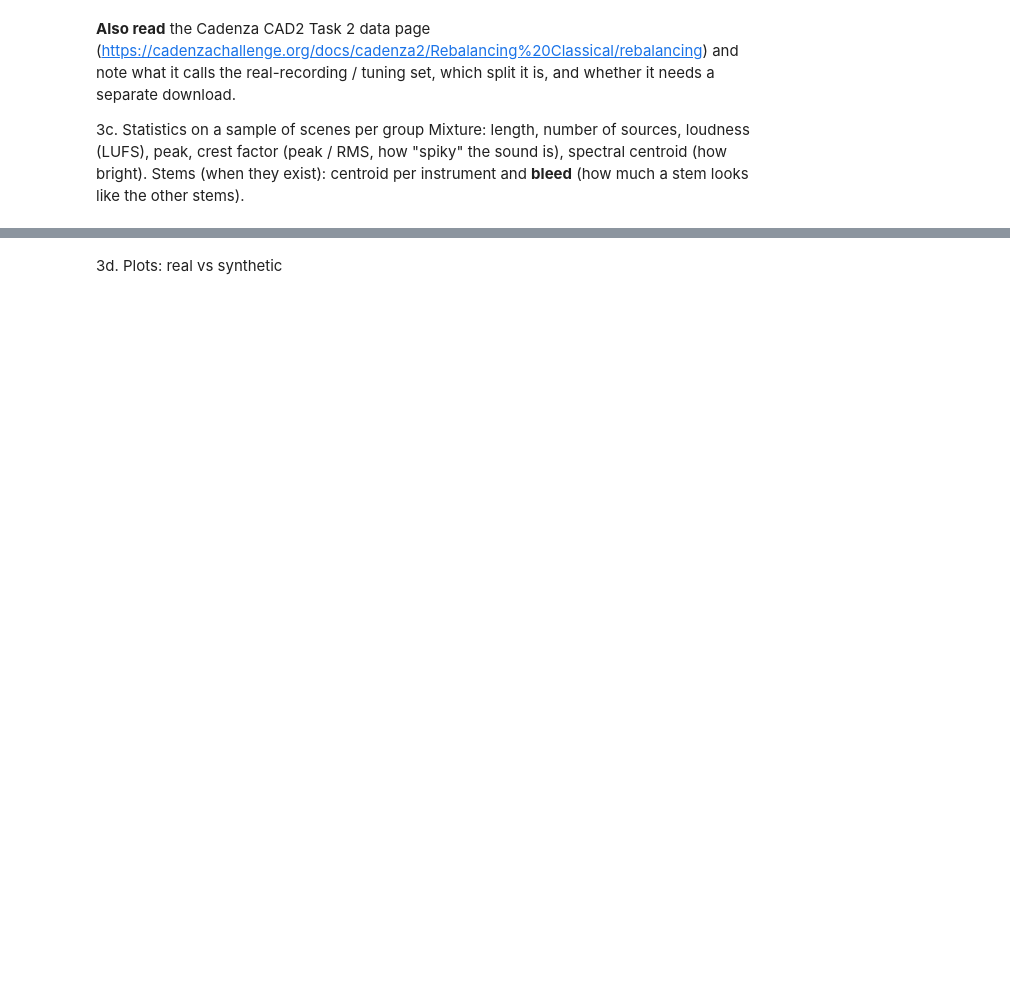
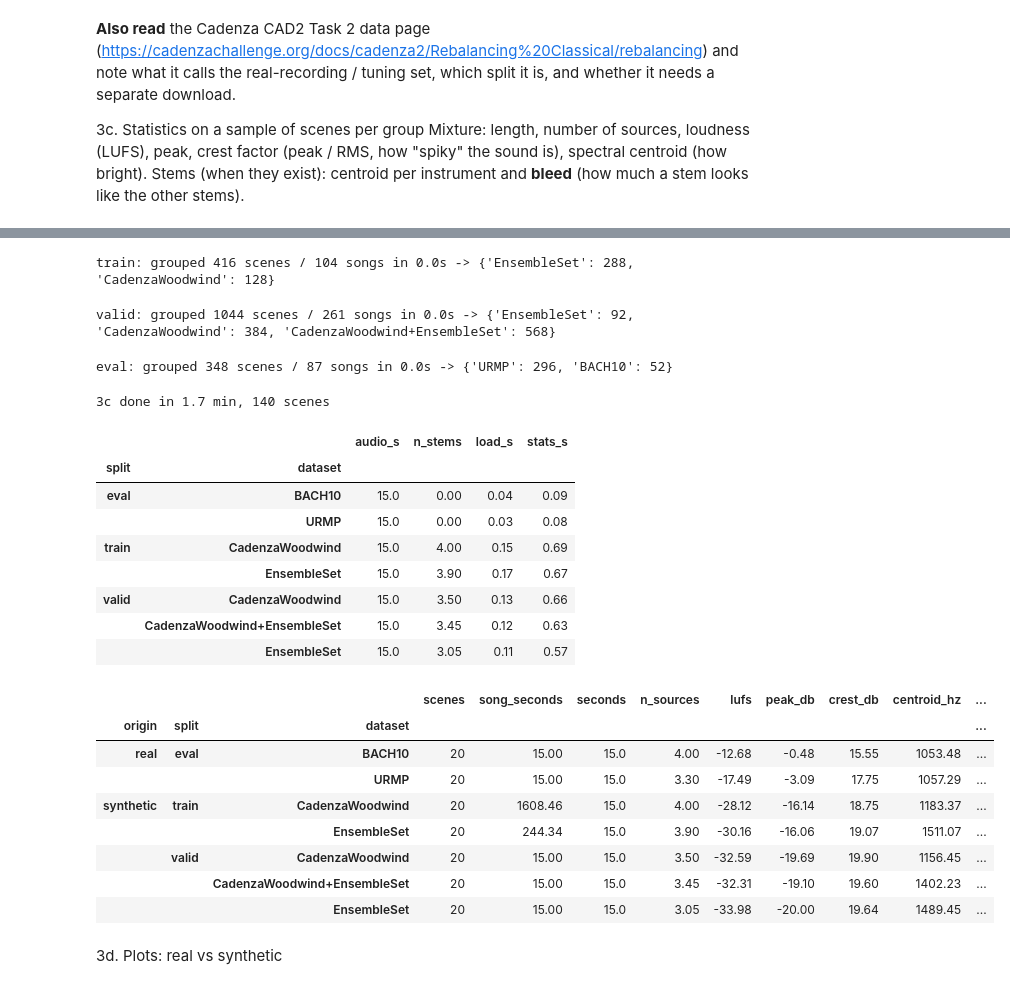
Before and after one commit to stevejo12/hearing-adaptive-music-processor, a Jupyter notebook: cadenza/06_data_loader.ipynb, the cells around one changed output, grey strips where cells are left out. Saved outputs shown, nothing was run; the diff lists cells and outputs as text; code cells hidden in the pictures; blank space fills up the shorter version.

Commit message:
feat: data loader (objective 1 PI4)

```diff
--- a/cadenza/06_data_loader.ipynb
+++ b/cadenza/06_data_loader.ipynb
@@ -305,37 +466,87 @@ Mixture: length, number of sources, loudness (LUFS), peak, crest factor (peak /
 # %%
-N_PER_GROUP = 20
+N_PER_GROUP = 20          # scenes per group; use 5 for a quick run
+CLIP_S = 15               # seconds measured per scene: train scenes are whole songs (up to ~30 min) and would crash the kernel
+TIME_LIMIT_S = 15 * 60    # stop 3c after this many seconds and keep what is done
+SLOW_SCENE_S = 10         # print any scene slower than this
+import time, gc
 rng = np.random.default_rng(0)
 
-scene_rows, stem_rows = [], []
+t_start = time.time()
+scene_rows, stem_rows, timing_rows = [], [], []
+stop = False
 for sp in splits:
+    t = time.time()
     scenes_sp = loader.scenes(sp)
+    song_ds = {song: loader.song_dataset(sp, song) for song in {v['music'] for v in scenes_sp.values()}}  # once per song
     by_dataset = {}
     for sc, info in scenes_sp.items():
-        by_dataset.setdefault(loader.song_dataset(sp, info['music']), []).append(sc)
+        by_dataset.setdefault(song_ds[info['music']], []).append(sc)
+    print(f'{sp}: grouped {len(scenes_sp)} scenes / {len(song_ds)} songs in {time.time() - t:.1f}s ->',
+          {k: len(v) for k, v in by_dataset.items()}, flush=True)
+
     for dataset, ids in by_dataset.items():
         pick = [ids[i] for i in rng.choice(len(ids), size=min(N_PER_GROUP, len(ids)), replace=False)]
         for sc in tqdm(pick, desc=f'{sp}/{dataset}'):
+            if time.time() - t_start > TIME_LIMIT_S:
+                print(f'!! time limit {TIME_LIMIT_S}s reached - stopping, results so far are kept'); stop = True; break
+            t0 = time.time()
             try:
-                s3 = loader.load_scene(sc, split=sp)
+                s3 = loader.load_scene(sc, split=sp, max_seconds=CLIP_S)
             except Exception as e:
                 print('skip', sp, sc, type(e).__name__, e); continue
-            row = {'split': sp, 'dataset': dataset, 'origin': s3['origin'], 'scene': sc, 'seconds': len(s3['mixture']) / s3['sample_rate'], 'n_sources': len(s3['instruments']), **clip_stats(s3['mixture'], s3['sample_rate'])}
+            t1 = time.time()
+            row = {'split': sp, 'dataset': dataset, 'origin': s3['origin'], 'scene': sc, 'song_seconds': s3['song_seconds'], 'seconds': len(s3['mixture']) / s3['sample_rate'], 'n_sources': len(s3['instruments']), **clip_stats(s3['mixture'], s3['sample_rate'])}
             if len(s3['stems']) > 1 and not s3['missing_stems']:
                 bleed = stem_bleed(s3['stems'], s3['sample_rate'])
                 row['bleed_mean'] = float(np.nanmean(list(bleed.values())))
                 for k, st in s3['stems'].items():
                     stem_rows.append({'split': sp, 'origin': s3['origin'], 'instrument': s3['instruments'][k],'bleed': bleed[k], **clip_stats(st, s3['sample_rate'])})
+            t2 = time.time()
             scene_rows.append(row)
+            timing_rows.append({'split': sp, 'dataset': dataset, 'scene': sc, 'audio_s': row['seconds'], 'n_stems': len(s3['stems']), 'load_s': t1 - t0, 'stats_s': t2 - t1})
+            if t2 - t0 > SLOW_SCENE_S:
+                print(f'   slow: {sp}/{sc} {row["seconds"]:.0f}s audio, {len(s3["stems"])} stems, load {t1 - t0:.1f}s, stats {t2 - t1:.1f}s', flush=True)
+            del s3; gc.collect()
+        if stop: break
+    if stop: break
+
+print(f'3c done in {(time.time() - t_start) / 60:.1f} min, {len(scene_rows)} scenes')
+timing_df = pd.DataFrame(timing_rows)
+if len(timing_df):
+    display(timing_df.groupby(['split', 'dataset'])[['audio_s', 'n_stems', 'load_s', 'stats_s']].mean().round(2))
 
 stats_df = pd.DataFrame(scene_rows)
 if 'bleed_mean' not in stats_df:
     stats_df['bleed_mean'] = np.nan # no group had complete stems
 stem_df = pd.DataFrame(stem_rows)
 summary = stats_df.groupby(['origin', 'split', 'dataset']).agg(
-    scenes=('scene', 'count'), seconds=('seconds', 'mean'), n_sources=('n_sources', 'mean'),
+    scenes=('scene', 'count'), song_seconds=('song_seconds', 'mean'), seconds=('seconds', 'mean'), n_sources=('n_sources', 'mean'),
     lufs=('lufs', 'mean'), peak_db=('peak_db', 'mean'), crest_db=('crest_db', 'mean'),
     centroid_hz=('centroid_hz', 'mean'), bleed=('bleed_mean', 'mean')).round(2)
 display(summary)
+# %% [output]
+train: grouped 416 scenes / 104 songs in 0.0s -> {'EnsembleSet': 288, 'CadenzaWoodwind': 128}
+valid: grouped 1044 scenes / 261 songs in 0.0s -> {'EnsembleSet': 92, 'CadenzaWoodwind': 384, 'CadenzaWoodwind+EnsembleSet': 568}
+eval: grouped 348 scenes / 87 songs in 0.0s -> {'URMP': 296, 'BACH10': 52}
+3c done in 1.7 min, 140 scenes
+|  |  | audio_s | n_stems | load_s | stats_s |
+| split | dataset |  |  |  |  |
+| eval | BACH10 | 15.0 | 0.00 | 0.04 | 0.09 |
+|  | URMP | 15.0 | 0.00 | 0.03 | 0.08 |
+| train | CadenzaWoodwind | 15.0 | 4.00 | 0.15 | 0.69 |
+|  | EnsembleSet | 15.0 | 3.90 | 0.17 | 0.67 |
+| valid | CadenzaWoodwind | 15.0 | 3.50 | 0.13 | 0.66 |
+|  | CadenzaWoodwind+EnsembleSet | 15.0 | 3.45 | 0.12 | 0.63 |
+|  | EnsembleSet | 15.0 | 3.05 | 0.11 | 0.57 |
+|  |  |  | scenes | song_seconds | seconds | n_sources | lufs | peak_db | crest_db | centroid_hz | ... |
+| origin | split | dataset |  |  |  |  |  |  |  |  | ... |
+| real | eval | BACH10 | 20 | 15.00 | 15.0 | 4.00 | -12.68 | -0.48 | 15.55 | 1053.48 | ... |
+|  |  | URMP | 20 | 15.00 | 15.0 | 3.30 | -17.49 | -3.09 | 17.75 | 1057.29 | ... |
+| synthetic | train | CadenzaWoodwind | 20 | 1608.46 | 15.0 | 4.00 | -28.12 | -16.14 | 18.75 | 1183.37 | ... |
+|  |  | EnsembleSet | 20 | 244.34 | 15.0 | 3.90 | -30.16 | -16.06 | 19.07 | 1511.07 | ... |
+|  | valid | CadenzaWoodwind | 20 | 15.00 | 15.0 | 3.50 | -32.59 | -19.69 | 19.90 | 1156.45 | ... |
+|  |  | CadenzaWoodwind+EnsembleSet | 20 | 15.00 | 15.0 | 3.45 | -32.31 | -19.10 | 19.60 | 1402.23 | ... |
+|  |  | EnsembleSet | 20 | 15.00 | 15.0 | 3.05 | -33.98 | -20.00 | 19.64 | 1489.45 | ... |
 # %% [markdown]
 3d. Plots: real vs synthetic
 # %%
```
Also changed, not shown: parts of 19 cells of this notebook, 1 other file.
